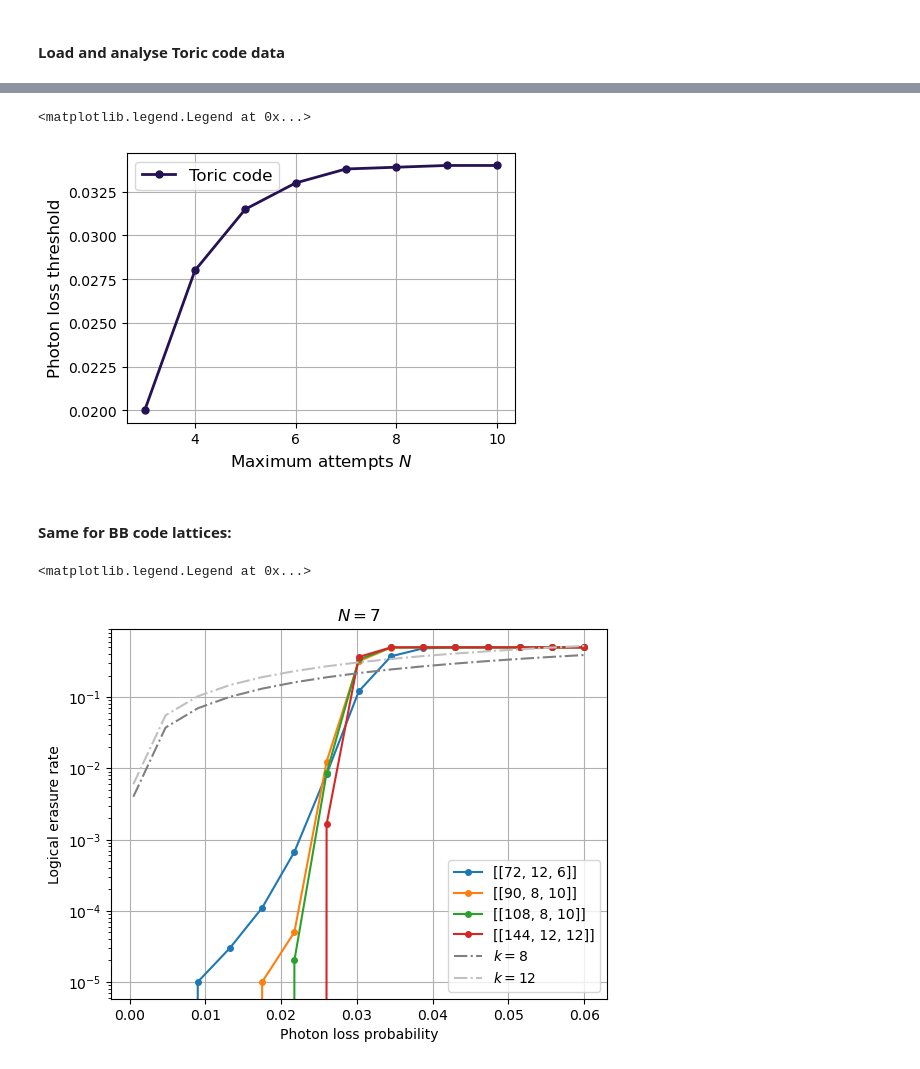
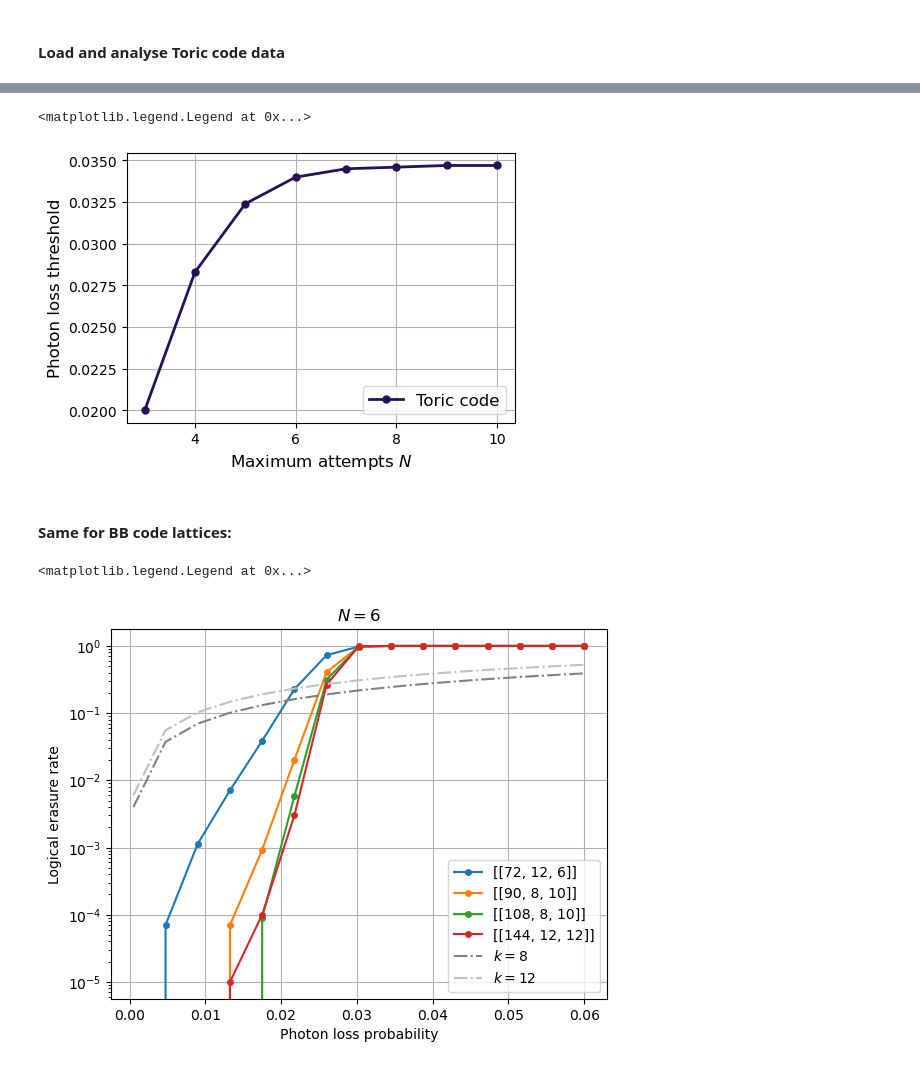
Before and after one commit to susanxschen/qldpc-fusion-lattices, a Jupyter notebook: Repeat-until-success simulations/RUS logical erasure rates - Toric and BB lattices.ipynb, the cells around one changed output, grey strips where cells are left out. Cells and saved outputs as stored; diff of their text form; code cells hidden in the pictures.

```diff
--- a/Repeat-until-success simulations/RUS logical erasure rates - Toric and BB lattices.ipynb
+++ b/Repeat-until-success simulations/RUS logical erasure rates - Toric and BB lattices.ipynb
@@ -7,7 +7,7 @@ import matplotlib.pyplot as plt
 #### Load and analyse Toric code data
 # %%
 N_list = range(1,11)
-id_list = range(1,11)
+id_list = range(1,21)
 
 l3_data_all = []
 l5_data_all = []
@@ -27,7 +27,7 @@ for N in N_list:
     l5_data_all.append(l5_data)
     l8_data_all.append(l8_data)
 
-tot_num_chunks = 10 # array-jobs (HPC)
+tot_num_chunks = 20 # array-jobs (HPC)
 
 l3_loss_rate_all = [] # [0] would be N=1 for example
 l5_loss_rate_all = []
@@ -50,7 +50,7 @@ d_codes = [3,5,8]
 p_list = np.linspace(0.001, 0.1, 15)
 tot_num_trials = 100000
 
-N = 3
+N = 10
 
 fig2, ax2 = plt.subplots()
 
@@ -62,6 +62,8 @@ for i in range(len(d_codes)):
     ax2.errorbar(p_list, loss_rates_all_codes[i][N-1],yerr=std_err, fmt='o-',  ms=4, lw=1.5,label=f"L={d_codes[i]}")
 ax2.set_yscale('log')
 
+plt.plot(p_list,1-(1-p_list)**2,"-.",color="grey", label=r"$k=2$") # logical = physical error line
+
 plt.title(rf"$N = {N}$")
 ax2.set_xlabel(r'Photon loss probability')
 ax2.set_ylabel('Logical erasure rate')
@@ -88,12 +91,14 @@ plt.legend()
 # %%
 thresholds = [0.02, # N=3
-              0.028,
-              0.0315,
-              0.033,
-              0.0338,
-              0.0339,
+              0.0283,
+              0.0324,
               0.034,
-              0.034]
+              0.0345,
+              0.0346,
+              0.0347,
+              0.0347]
+
+l8_pt = [0.0122,0.022,0.0265,0.028,0.0285,0.029,0.0291,0.0293] # obtain similarly, with Toric code data - corrected decoder
 
 import matplotlib.cm as cm
 
@@ -113,12 +118,12 @@ plt.legend(fontsize=12)
 # plt.savefig("FIG_RUS_toric.png",bbox_inches='tight', dpi=200)
 # %% [output]
 <matplotlib.legend.Legend at 0x...>
-[figure, old version]
+[figure, new version]
 # %% [markdown]
 #### Same for BB code lattices:
 # %%
 N_list = range(1,11)
-id_list = range(1,11)
+id_list = range(1,21)
 
 n72_data_all = []
 n90_data_all = []
@@ -168,26 +173,26 @@ loss_rates_all_codes = np.array([n72_loss_rate_all, n90_loss_rate_all, n108_loss
 # %%
 nn_list = [72,90,108,144]
 k_list = [12,8,8,12]
 d_codes = [6,10,10,12]
 
 p_list = np.linspace(0.0005, 0.06, 15)
 
-N = 7
+N = 6
 
 fig2, ax2 = plt.subplots()
 for i in range(len(d_codes)):
     ax2.semilogy(p_list, loss_rates_all_codes[i][N-1], 'o-', label=f"[[{nn_list[i]}, {k_list[i]}, {d_codes[i]}]]", ms=4, lw=1.5)
 
 plt.plot(p_list,1-(1-p_list)**8,"-.",color="grey", label=r"$k=8$") # logical = physical error line
 plt.plot(p_list, 1-(1-p_list)**12,"-.",color="silver", label=r"$k=12$") # logical = physical error line
 plt.title(rf"$N = {N}$")
 ax2.set_xlabel(r'Photon loss probability')
 ax2.set_ylabel('Logical erasure rate')
 plt.grid()
 plt.legend()
 # %% [output]
 <matplotlib.legend.Legend at 0x...>
-[figure, old version]
+[figure, new version]
 # %%
 fig2, ax2 = plt.subplots()
 for i in range(len(d_codes)):
```
Also changed, not shown: parts of 4 cells of this notebook, 1 other file.
